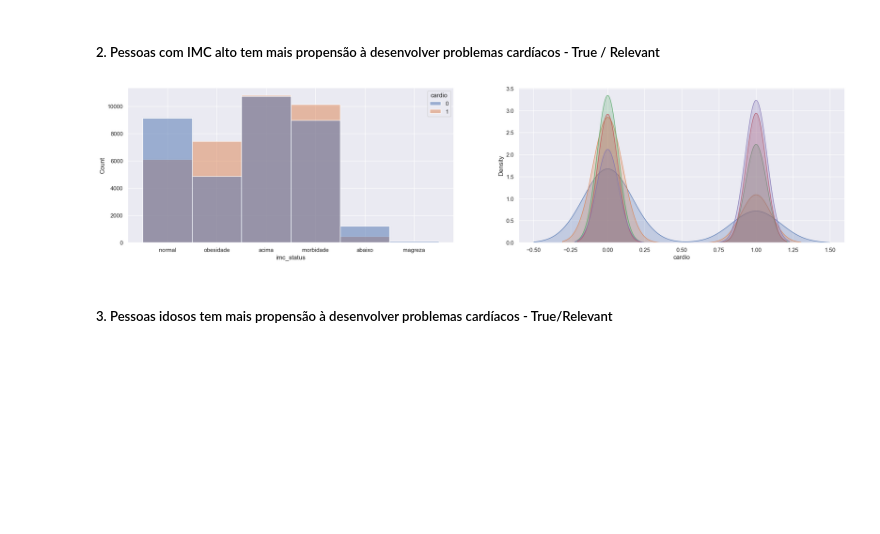
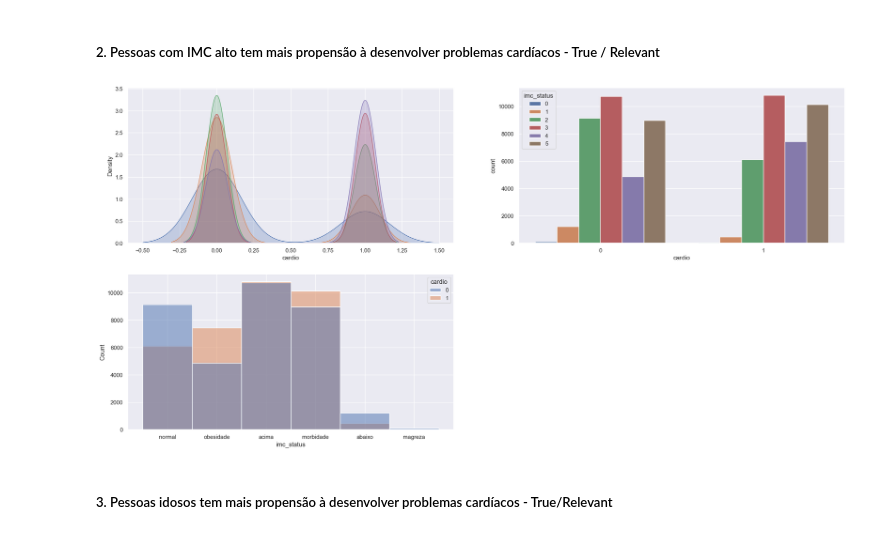
Before and after one commit to TalithaStella/CardioDisease, a Jupyter notebook: PA001-CCD ver4.ipynb, the cells around one changed output. Saved outputs shown, nothing was run; the diff lists cells and outputs as text; code cells hidden in the pictures; blank space fills up the shorter version.

```diff
--- a/PA001-CCD ver4.ipynb
+++ b/PA001-CCD ver4.ipynb
@@ -190,17 +206,6 @@ A etapa de Feature Engineering foi colocada antes da EDA para ser possível a ex
 df2 = df1.copy()
 df_cat = df1.copy()
 # %%
-# # Removendo outliers
-
-#Peso/altura
-df2 = df2[ (df2['height'] > 120) & (df2['height'] < 200) ]
-df2 = df2[ (df2['weight'] > 40) & (df2['weight'] < 170) ]
-
-# Pressão arterial
-df2 = df2[ (df2[ 'ap_lo'] > 30 ) & (df2[ 'ap_lo' ] < 150) ] # low min 30 | Max 150
-df2 = df2[ (df2[ 'ap_hi' ] > 90 ) & (df2[ 'ap_hi' ] < 200 )] # High min 90 | Max 200
-
-
 # Creating IMC - weight/height²
 df2['imc'] = round(df2['weight'] / (df2['height'] ** 2) * 10000, 2)
 
@@ -212,7 +217,6 @@ df2['imc'] = round(df2['weight'] / (df2['height'] ** 2) * 10000, 2)
 # acima - 25 ~ 29 - 3
 # obesidade - 30 ~ 35 - 4
 # morbides - > 35 - 5
-
 df2['imc_status'] = df2['imc'].map(health)
 
 
@@ -235,8 +239,6 @@ soro_map = { 1: 'normal', 2: 'acima', 3: 'elevado'}
 
 df_cat['cholesterol'] = df_cat['cholesterol'].map(soro_map)
 df_cat['gluc'] = df_cat['gluc'].map(soro_map)
-
-
 df_cat['smoke'] = df_cat['smoke'].apply( lambda x: 'nao' if x == 0 else 'sim')
 df_cat['alco'] = df_cat['alco'].apply( lambda x: 'nao' if x == 0 else 'sim')
 df_cat['active'] = df_cat['active'].apply( lambda x: 'nao' if x == 0 else 'sim')
@@ -293,10 +295,10 @@ def pa_cat(value1, value2):
     elif value1 <= 139 and value2 <= 89:
         return 'elevada'
     elif value1 <= 159 and value2 <= 99:
-        return 'estágio I'
+        return 'estagio_I'
     elif value1 <= 179 and value2 <= 109:
-        return 'estágio II'
+        return 'estagio_II'
     else:
-        return 'estágio III'
+        return 'estagio_III'
 
 df_cat['pa_status'] = df_cat.apply(lambda row: pa_cat(row['ap_hi'], row['ap_lo']), axis=1)
@@ -568,27 +564,37 @@ sns.histplot(x='gender', hue='cardio', data=df_cat, bins=75);
 # %%
 # magreza - < 16.9 - 0
 # abaixo - 17 ~ 20 - 1
 # normal - 20 ~ 24 - 2
 # acima - 25 ~ 29 - 3
 # obesidade - 30 ~ 35 - 4
 # morbides - > 35 - 5
 
 
 plt.subplot( 2, 2, 1 )
-sns.histplot(x='imc_status', hue='cardio', data=df_cat, bins=75);
-
-plt.subplot( 2, 2, 2 )
 sns.kdeplot( df_cat[df_cat['imc_status'] == 'magreza']['cardio'], fill=True, legend=True );
 sns.kdeplot( df_cat[df_cat['imc_status'] == 'abaixo']['cardio'], fill=True, legend=True );
 sns.kdeplot( df_cat[df_cat['imc_status'] == 'normal']['cardio'], fill=True, legend=True );
 sns.kdeplot( df_cat[df_cat['imc_status'] == 'acima']['cardio'], fill=True, legend=True );
 sns.kdeplot( df_cat[df_cat['imc_status'] == 'obesidade']['cardio'], fill=True, legend=True );
 sns.kdeplot( df_cat[df_cat['imc_status'] == 'morbides']['cardio'], fill=True, legend=True );
 
+plt.subplot( 2, 2, 2 )
+
+
+sns.countplot(
+    x='cardio',
+    hue=('imc_status'),
+    data=df2,
+);
+
+plt.subplot( 2, 2, 3 )
+sns.histplot(x='imc_status', hue='cardio', data=df_cat, bins=75);
+
+
 
 # True
 # %% [output]
-[figure, old version]
+[figure, new version]
 # %% [markdown]
 ##### 3. Pessoas idosos tem mais propensão à desenvolver problemas cardíacos - True/Relevant
 # %%
```
Also changed, not shown: parts of 32 cells of this notebook, 1 other file.
